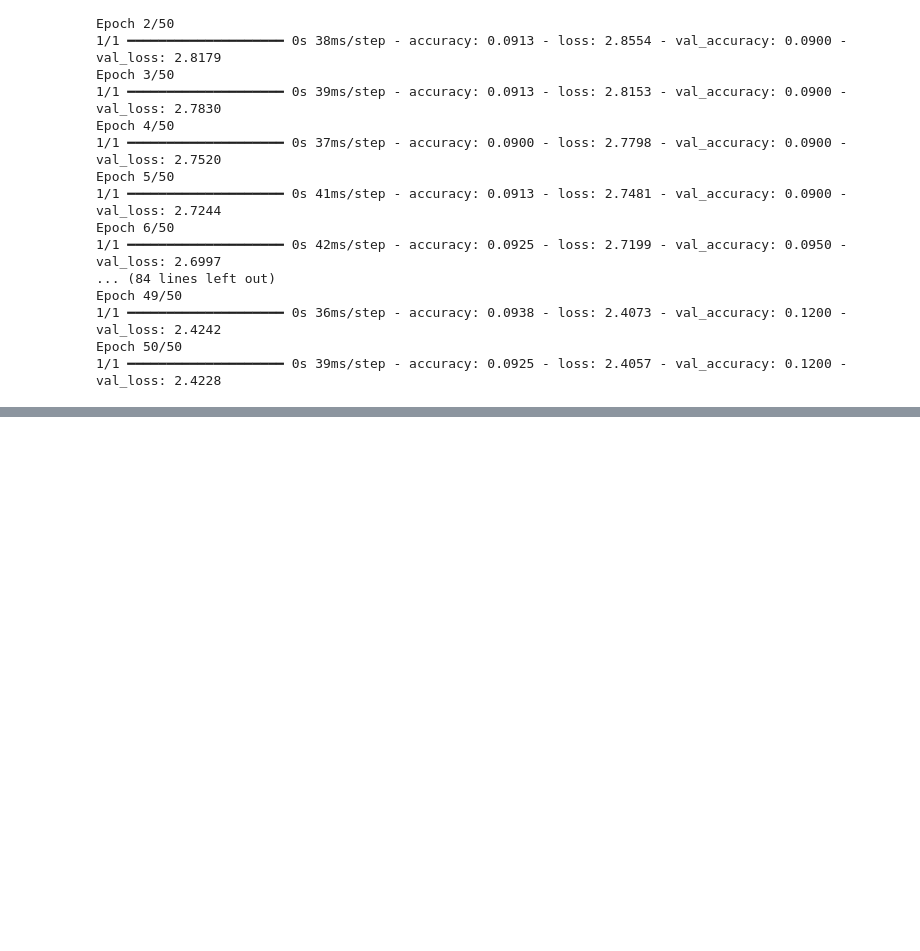
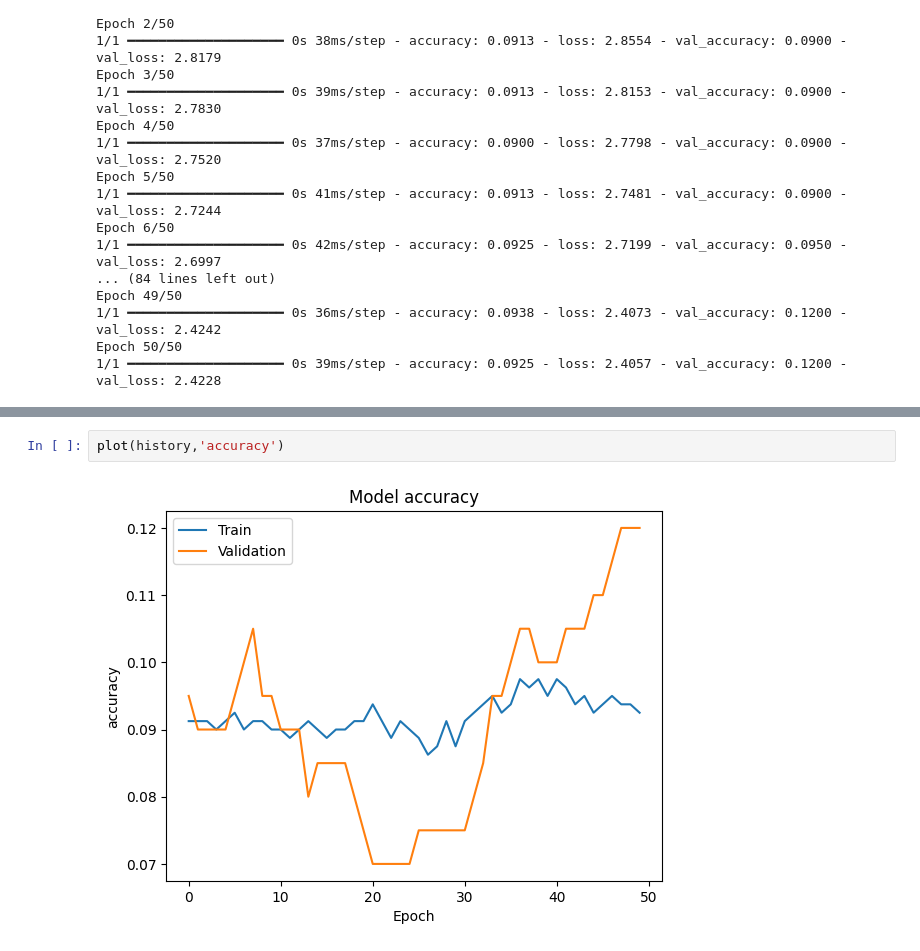
Before and after one commit to bcheng251/BenChen, a Jupyter notebook: Convert_ipynb_to_HTML_in_Colab.ipynb, the cells around one changed output, grey strips where cells are left out. Saved outputs shown, nothing was run; the diff lists cells and outputs as text; blank space fills up the shorter version.

```diff
--- a/Convert_ipynb_to_HTML_in_Colab.ipynb
+++ b/Convert_ipynb_to_HTML_in_Colab.ipynb
@@ -1557,0 +1585,4 @@ Epoch 50/50
+# %%
+plot(history,'accuracy')
+# %% [output]
+[figure, added]
```
Also changed, not shown: parts of 2 cells of this notebook.
